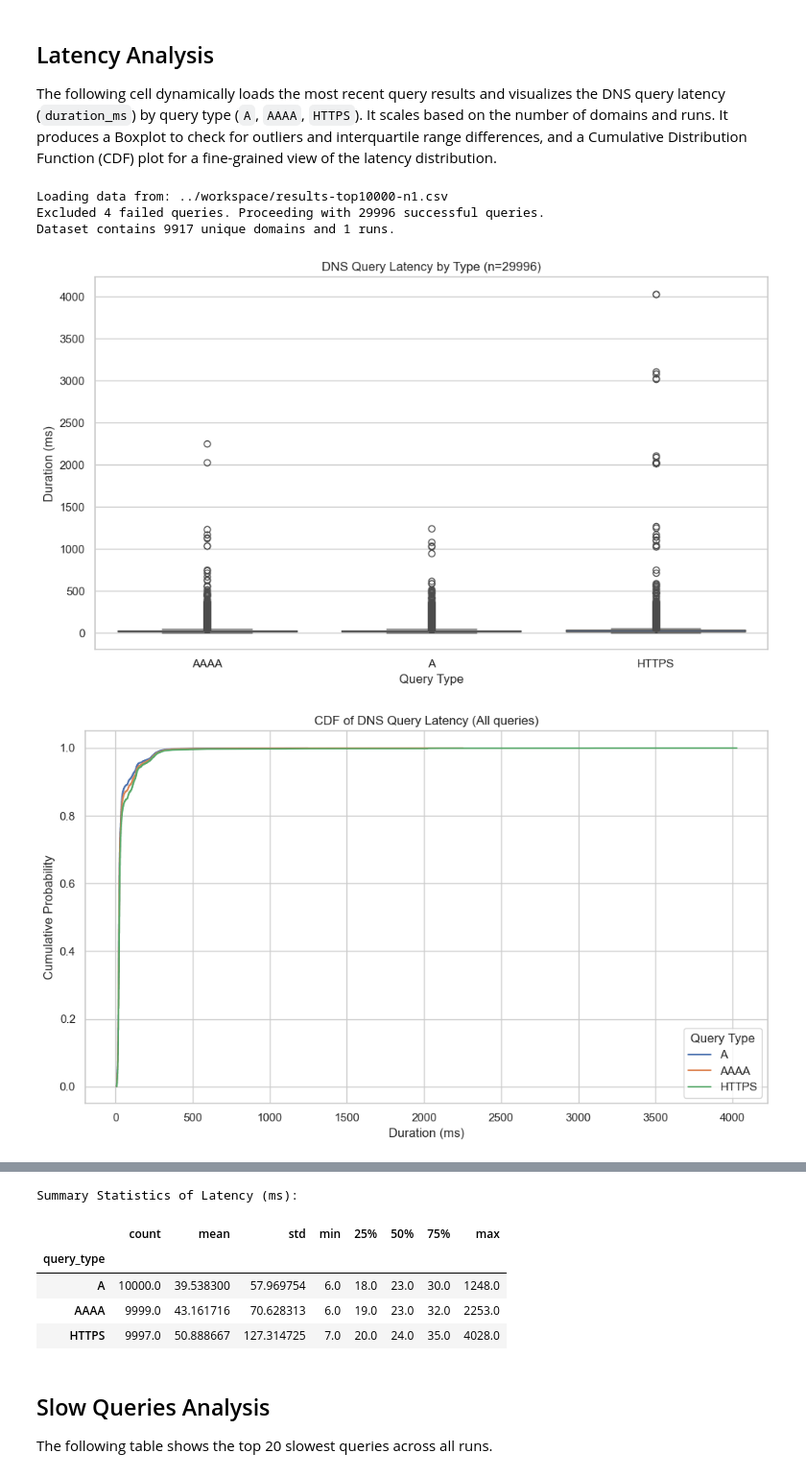
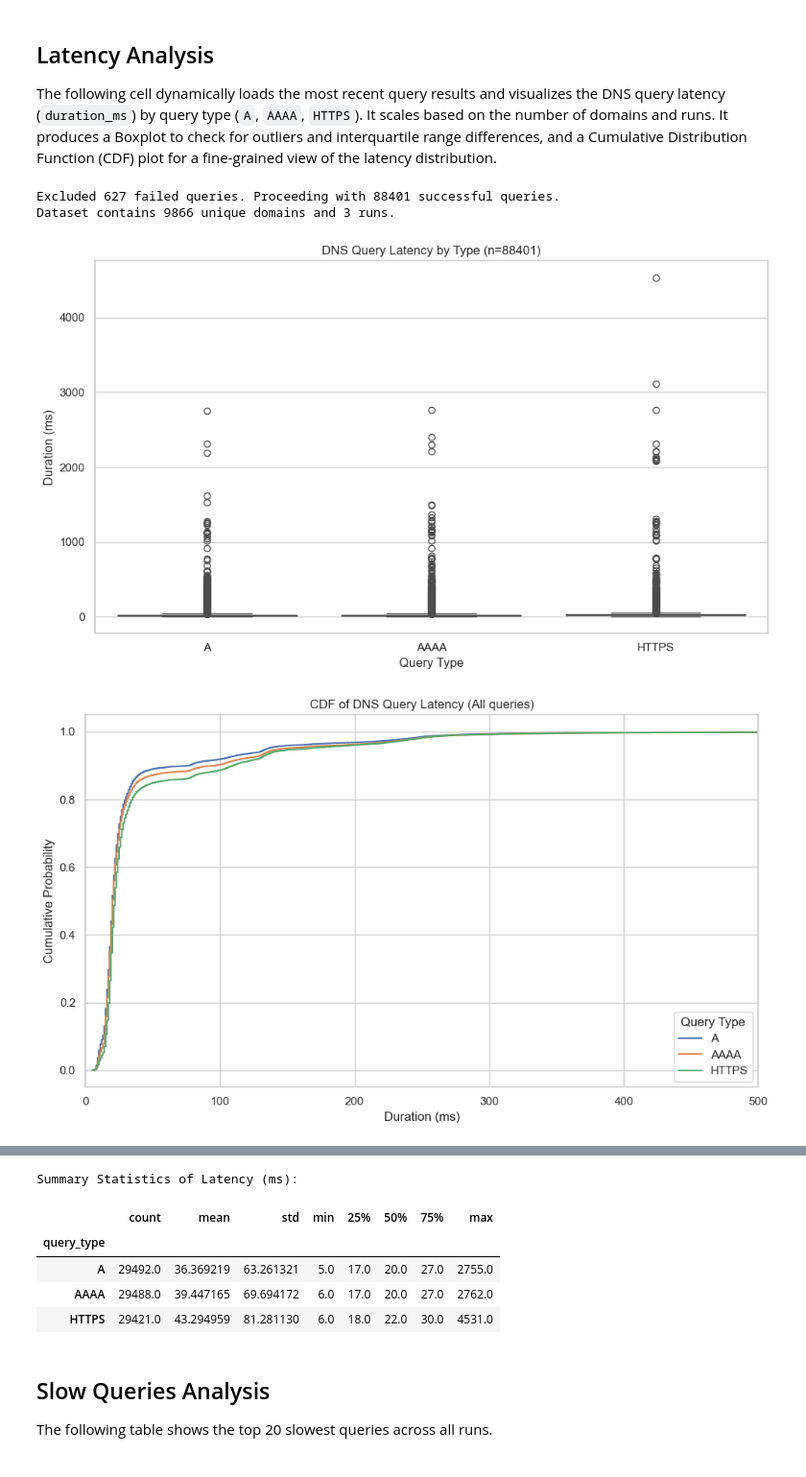
Before and after one commit to Jigsaw-Code/ech-research, a Jupyter notebook: dnsreport/report.ipynb, the cells around one changed output, grey strips where cells are left out. Shown at 96% size. Cells and saved outputs as stored; diff of their text form; code cells hidden in the pictures.

```diff
--- a/dnsreport/report.ipynb
+++ b/dnsreport/report.ipynb
@@ -18,25 +137,12 @@ numQueries = 3
 ## Latency Analysis
 The following cell dynamically loads the most recent query results and visualizes the DNS query latency (`duration_ms`) by query type (`A`, `AAAA`, `HTTPS`). It scales based on the number of domains and runs. It produces a Boxplot to check for outliers and interquartile range differences, and a Cumulative Distribution Function (CDF) plot for a fine-grained view of the latency distribution.
 # %%
-import pandas as pd
 import numpy as np
 import matplotlib.pyplot as plt
 import seaborn as sns
-import os
 
-# Explicitly use the file generated in the previous step
-latest_file = f'./results-top{topN}-n{numQueries}.csv'
-
-if not os.path.exists(latest_file):
-    raise FileNotFoundError(f"Could not find the expected results file: {latest_file}")
-
-print(f"Loading data from: {latest_file}")
-
-# Load the data
-df = pd.read_csv(latest_file)
-
-# Exclude failed queries (e.g. TIMEOUT)
-df_success = df[df['error'].isna()].copy()
+# Plot only the successful queries (filtering out DNS and network errors)
+df_success = df[df['status'] == 'SUCCESS'].copy()
 print(f"Excluded {len(df) - len(df_success)} failed queries. Proceeding with {len(df_success)} successful queries.")
 
 # Extract number of domains and runs from filename or data
@@ -63,35 +169,52 @@ for qt, group in df_success.groupby('query_type'):
     y = np.arange(1, len(x) + 1) / len(x)
     plt.plot(x, y, label=qt)
 
 plt.title('CDF of DNS Query Latency (All queries)')
 plt.xlabel('Duration (ms)')
 plt.ylabel('Cumulative Probability')
+plt.xlim(0, 500)
 plt.legend(title='Query Type')
 plt.tight_layout()
 plt.show()
 
 # 3. CDF of median latency per domain
 plt.figure(figsize=(10, 6))
 median_df = df_success.groupby(['domain', 'query_type'])['duration_ms'].median().reset_index()
 for qt, group in median_df.groupby('query_type'):
     x = np.sort(group['duration_ms'])
     y = np.arange(1, len(x) + 1) / len(x)
     plt.plot(x, y, label=qt)
 
 plt.title('CDF of Median DNS Query Latency per Domain')
 plt.xlabel('Median Duration (ms)')
 plt.ylabel('Cumulative Probability')
+plt.xlim(0, 500)
+plt.legend(title='Query Type')
+plt.tight_layout()
+plt.show()
+
+# 4. CDF of minimum latency per domain
+plt.figure(figsize=(10, 6))
+min_df = df_success.groupby(['domain', 'query_type'])['duration_ms'].min().reset_index()
+for qt, group in min_df.groupby('query_type'):
+    x = np.sort(group['duration_ms'])
+    y = np.arange(1, len(x) + 1) / len(x)
+    plt.plot(x, y, label=qt)
+
+plt.title('CDF of Minimum DNS Query Latency per Domain')
+plt.xlabel('Minimum Duration (ms)')
+plt.ylabel('Cumulative Probability')
+plt.xlim(0, 500)
 plt.legend(title='Query Type')
 plt.tight_layout()
 plt.show()
 
 # Print summary statistics
 summary_stats = df_success.groupby('query_type')['duration_ms'].describe()
 print("\nSummary Statistics of Latency (ms):")
 display(summary_stats)
 # %% [output]
-Loading data from: ../workspace/results-top10000-n1.csv
-Excluded 4 failed queries. Proceeding with 29996 successful queries.
-Dataset contains 9917 unique domains and 1 runs.
+Excluded 627 failed queries. Proceeding with 88401 successful queries.
+Dataset contains 9866 unique domains and 3 runs.
-[figure, old version]
+[figure, new version]
-[figure, old version]
+[figure, new version]
@@ -99,9 +223,9 @@ Dataset contains 9917 unique domains and 1 runs.
 Summary Statistics of Latency (ms):
 |  | count | mean | std | min | 25% | 50% | 75% | max |
 | query_type |  |  |  |  |  |  |  |  |
-| A | 10000.0 | 39.538300 | 57.969754 | 6.0 | 18.0 | 23.0 | 30.0 | 1248.0 |
-| AAAA | 9999.0 | 43.161716 | 70.628313 | 6.0 | 19.0 | 23.0 | 32.0 | 2253.0 |
-| HTTPS | 9997.0 | 50.888667 | 127.314725 | 7.0 | 20.0 | 24.0 | 35.0 | 4028.0 |
+| A | 29492.0 | 36.369219 | 63.261321 | 5.0 | 17.0 | 20.0 | 27.0 | 2755.0 |
+| AAAA | 29488.0 | 39.447165 | 69.694172 | 6.0 | 17.0 | 20.0 | 27.0 | 2762.0 |
+| HTTPS | 29421.0 | 43.294959 | 81.281130 | 6.0 | 18.0 | 22.0 | 30.0 | 4531.0 |
 # %% [markdown]
 ## Slow Queries Analysis
 
```
Also changed, not shown: parts of 12 cells of this notebook, 3 other files.
